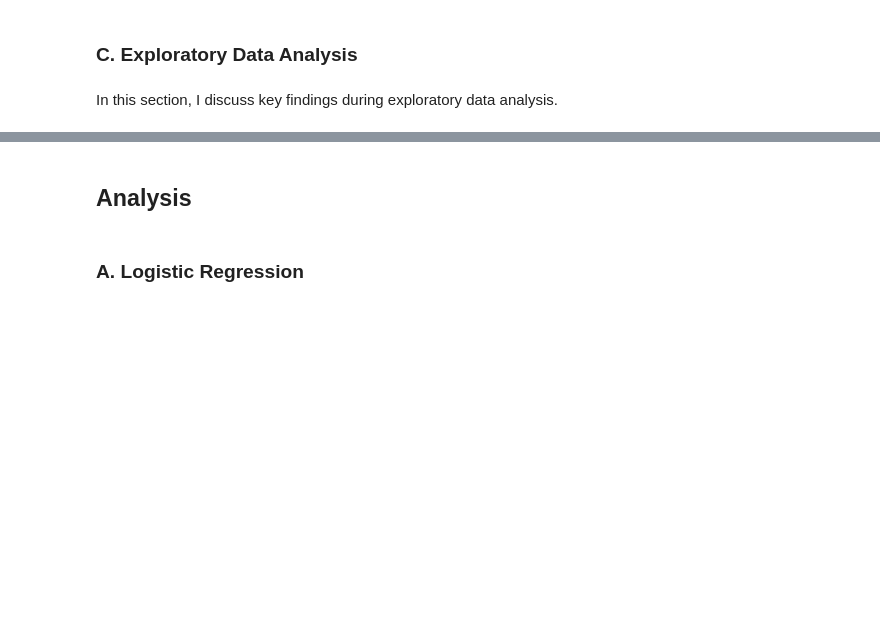
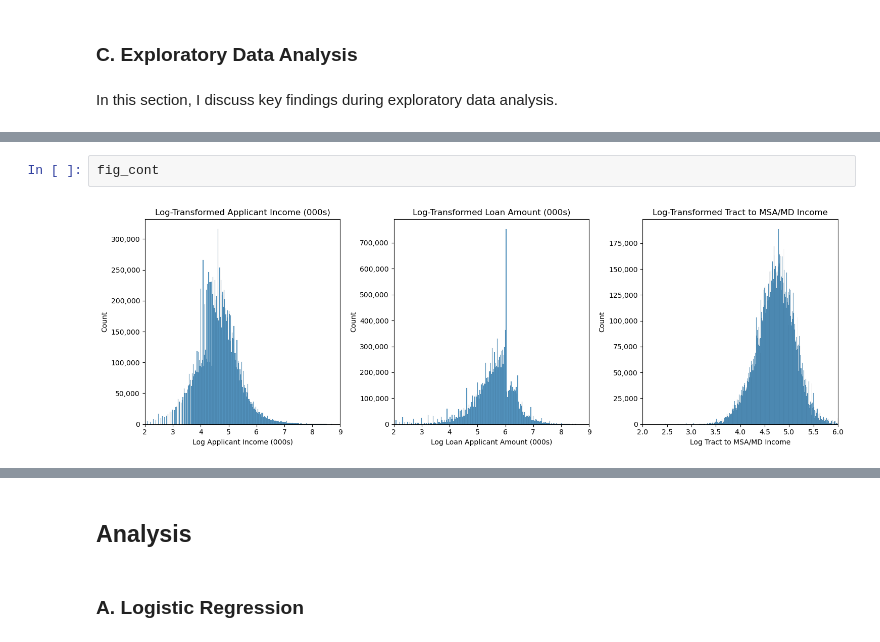
Before and after one commit to jdhilee/fairness_smoke_alarm, a Jupyter notebook: reports/milestone_1.ipynb, the cells around one changed output, grey strips where cells are left out. Cells and saved outputs as stored; diff of their text form; blank space fills up the shorter version.

Commit message:
start incorporating graphs into EDA

```diff
--- a/reports/milestone_1.ipynb
+++ b/reports/milestone_1.ipynb
@@ -96,0 +102,4 @@ from matplotlib.ticker import StrMethodFormatter
+# %%
+fig_cont
+# %% [output]
+[figure, added]
```
Also changed, not shown: parts of 10 cells of this notebook.
